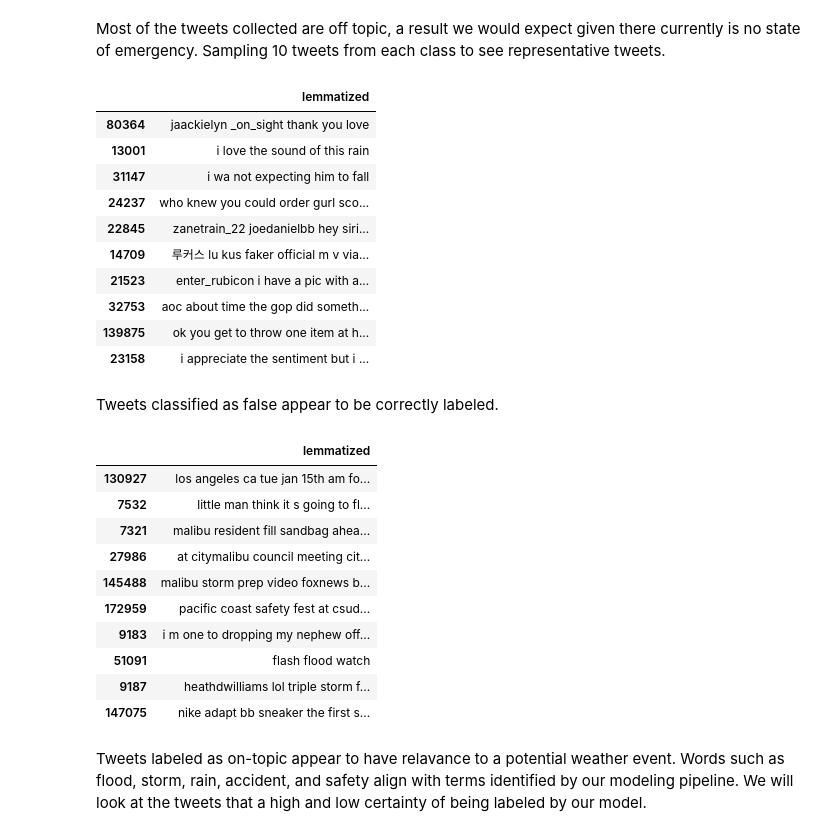
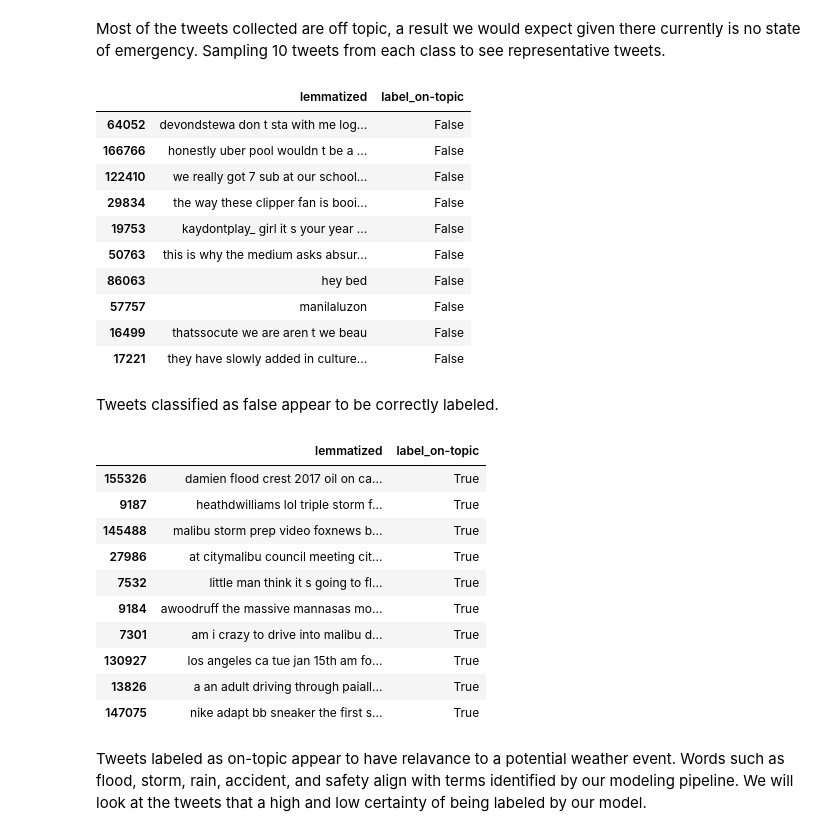
Before and after one commit to csinatra/Twitter-Disaster-Repo, a Jupyter notebook: Chris/code/04_Proof_of_Concept.ipynb, the cells around one changed output. Cells and saved outputs as stored; diff of their text form; code cells hidden in the pictures.

```diff
--- a/Chris/code/04_Proof_of_Concept.ipynb
+++ b/Chris/code/04_Proof_of_Concept.ipynb
@@ -345,35 +350,35 @@ Name: label_on-topic, dtype: int64
 # %% [markdown]
 Most of the tweets collected are off topic, a result we would expect given there currently is no state of emergency. Sampling 10 tweets from each class to see representative tweets.
 # %%
-df[df['label_on-topic'] == 'False'][['lemmatized']].sample(n=10, axis=0)
+df[df['label_on-topic'] == 'False'][['lemmatized', 'label_on-topic']].sample(n=10, axis=0)
 # %% [output]
-|  | lemmatized |
-| 80364 | jaackielyn _on_sight thank you love |
-| 13001 | i love the sound of this rain |
-| 31147 | i wa not expecting him to fall |
-| 24237 | who knew you could order gurl sco... |
-| 22845 | zanetrain_22 joedanielbb hey siri... |
-| 14709 | 루커스 lu kus faker official m v via... |
-| 21523 | enter_rubicon i have a pic with a... |
-| 32753 | aoc about time the gop did someth... |
-| 139875 | ok you get to throw one item at h... |
-| 23158 | i appreciate the sentiment but i ... |
+|  | lemmatized | label_on-topic |
+| 64052 | devondstewa don t sta with me log... | False |
+| 166766 | honestly uber pool wouldn t be a ... | False |
+| 122410 | we really got 7 sub at our school... | False |
+| 29834 | the way these clipper fan is booi... | False |
+| 19753 | kaydontplay_ girl it s your year ... | False |
+| 50763 | this is why the medium asks absur... | False |
+| 86063 | hey bed | False |
+| 57757 | manilaluzon | False |
+| 16499 | thatssocute we are aren t we beau | False |
+| 17221 | they have slowly added in culture... | False |
 # %% [markdown]
 Tweets classified as false appear to be correctly labeled.
 # %%
-df[df['label_on-topic'] == 'True'][['lemmatized']].sample(n=10, axis=0)
+df[df['label_on-topic'] == 'True'][['lemmatized', 'label_on-topic']].sample(n=10, axis=0)
 # %% [output]
-|  | lemmatized |
-| 130927 | los angeles ca tue jan 15th am fo... |
-| 7532 | little man think it s going to fl... |
-| 7321 | malibu resident fill sandbag ahea... |
-| 27986 | at citymalibu council meeting cit... |
-| 145488 | malibu storm prep video foxnews b... |
-| 172959 | pacific coast safety fest at csud... |
-| 9183 | i m one to dropping my nephew off... |
-| 51091 | flash flood watch |
-| 9187 | heathdwilliams lol triple storm f... |
-| 147075 | nike adapt bb sneaker the first s... |
+|  | lemmatized | label_on-topic |
+| 155326 | damien flood crest 2017 oil on ca... | True |
+| 9187 | heathdwilliams lol triple storm f... | True |
+| 145488 | malibu storm prep video foxnews b... | True |
+| 27986 | at citymalibu council meeting cit... | True |
+| 7532 | little man think it s going to fl... | True |
+| 9184 | awoodruff the massive mannasas mo... | True |
+| 7301 | am i crazy to drive into malibu d... | True |
+| 130927 | los angeles ca tue jan 15th am fo... | True |
+| 13826 | a an adult driving through paiall... | True |
+| 147075 | nike adapt bb sneaker the first s... | True |
 # %% [markdown]
 Tweets labeled as on-topic appear to have relavance to a potential weather event. Words such as flood, storm, rain, accident, and safety align with terms identified by our modeling pipeline. We will look at the tweets that a high and low certainty of being labeled by our model.
 # %%
```
Also changed, not shown: parts of 9 cells of this notebook, 2 other files.
